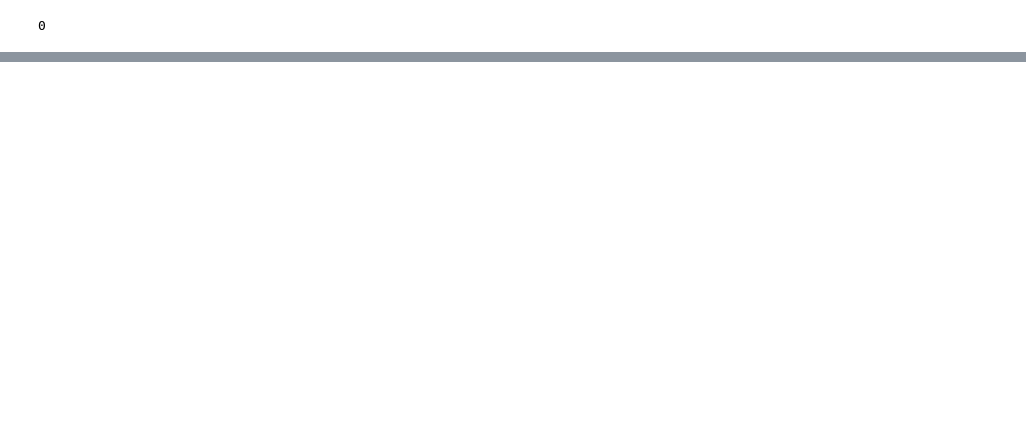
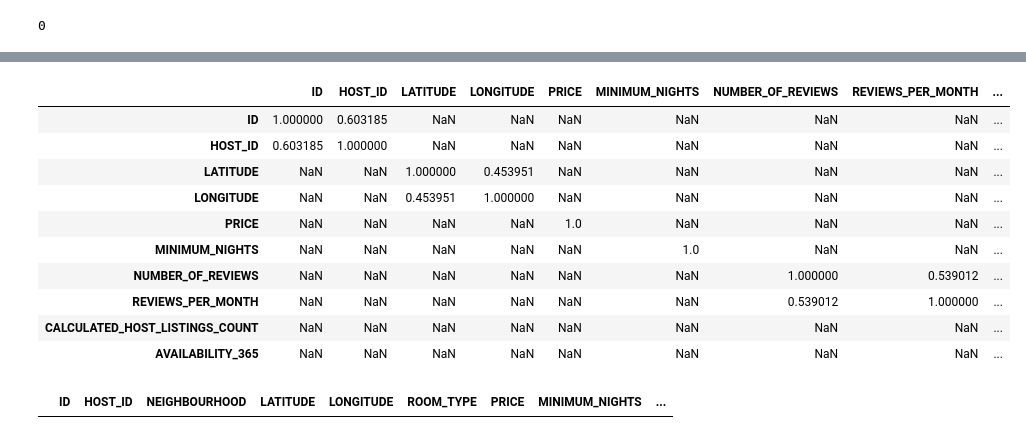
Before and after one commit to lhminhtuan2000/PTDLUD_DATH_2, a Jupyter notebook: PTDLUD_3_DATH_2.ipynb, the cells around one changed output, grey strips where cells are left out. Cells and saved outputs as stored; diff of their text form; code cells hidden in the pictures; blank space fills up the shorter version.

```diff
--- a/PTDLUD_3_DATH_2.ipynb
+++ b/PTDLUD_3_DATH_2.ipynb
@@ -150,0 +133,18 @@ df.dtypes
+# %%
+corr[corr > 0.3]
+# %% [output]
+|  | ID | HOST_ID | LATITUDE | LONGITUDE | PRICE | MINIMUM_NIGHTS | NUMBER_OF_REVIEWS | REVIEWS_PER_MONTH | ... |
+| ID | 1.000000 | 0.603185 | NaN | NaN | NaN | NaN | NaN | NaN | ... |
+| HOST_ID | 0.603185 | 1.000000 | NaN | NaN | NaN | NaN | NaN | NaN | ... |
+| LATITUDE | NaN | NaN | 1.000000 | 0.453951 | NaN | NaN | NaN | NaN | ... |
+| LONGITUDE | NaN | NaN | 0.453951 | 1.000000 | NaN | NaN | NaN | NaN | ... |
+| PRICE | NaN | NaN | NaN | NaN | 1.0 | NaN | NaN | NaN | ... |
+| MINIMUM_NIGHTS | NaN | NaN | NaN | NaN | NaN | 1.0 | NaN | NaN | ... |
+| NUMBER_OF_REVIEWS | NaN | NaN | NaN | NaN | NaN | NaN | 1.000000 | 0.539012 | ... |
+| REVIEWS_PER_MONTH | NaN | NaN | NaN | NaN | NaN | NaN | 0.539012 | 1.000000 | ... |
+| CALCULATED_HOST_LISTINGS_COUNT | NaN | NaN | NaN | NaN | NaN | NaN | NaN | NaN | ... |
+| AVAILABILITY_365 | NaN | NaN | NaN | NaN | NaN | NaN | NaN | NaN | ... |
+# %%
+df[df['ID'].duplicated()].sort_values(by='ID',ascending=True).head()
+# %% [output]
+|  | ID | HOST_ID | NEIGHBOURHOOD | LATITUDE | LONGITUDE | ROOM_TYPE | PRICE | MINIMUM_NIGHTS | ... |
```
Also changed, not shown: parts of 12 cells of this notebook.
